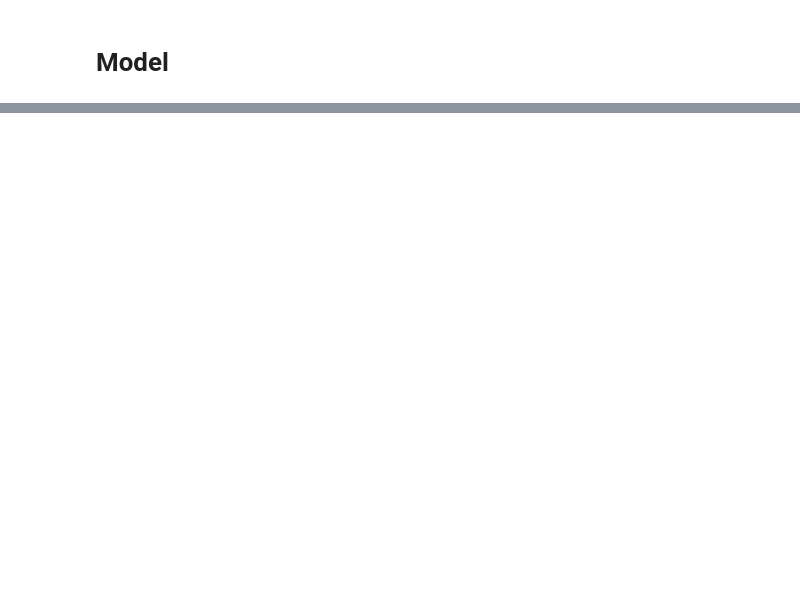
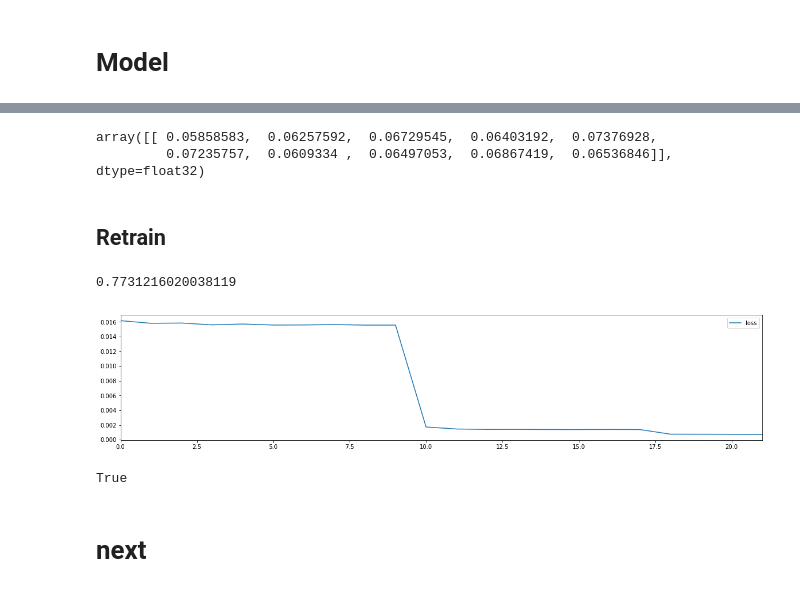
Before and after one commit to thepaulm/web-traffic-time-series-forecasting, a Jupyter notebook: Model Eval.ipynb, the cells around one changed output, grey strips where cells are left out. Cells and saved outputs as stored; diff of their text form; code cells hidden in the pictures; blank space fills up the shorter version.

```diff
--- a/Model Eval.ipynb
+++ b/Model Eval.ipynb
@@ -62,0 +57,7 @@ u64_o1_p2.h5
+# %%
+ctx.model.predict(d.last_obs())
+# %% [output]
+array([[ 0.05858583,  0.06257592,  0.06729545,  0.06403192,  0.07376928,
+         0.07235757,  0.0609334 ,  0.06497053,  0.06867419,  0.06536846]], dtype=float32)
+# %% [markdown]
+## Retrain
@@ -62,0 +66,5 @@ u64_o1_p2.h5
+# %%
+plot_loss(ctx)
+# %% [output]
+0.7731216020038119
+[figure, added]
@@ -62,0 +73,4 @@ u64_o1_p2.h5
+# %%
+os.path.exists('models')
+# %% [output]
+True
@@ -63 +79,3 @@ u64_o1_p2.h5
+# %% [markdown]
+# next
 # %%
```
Also changed, not shown: parts of 32 cells of this notebook, 2 other files.
